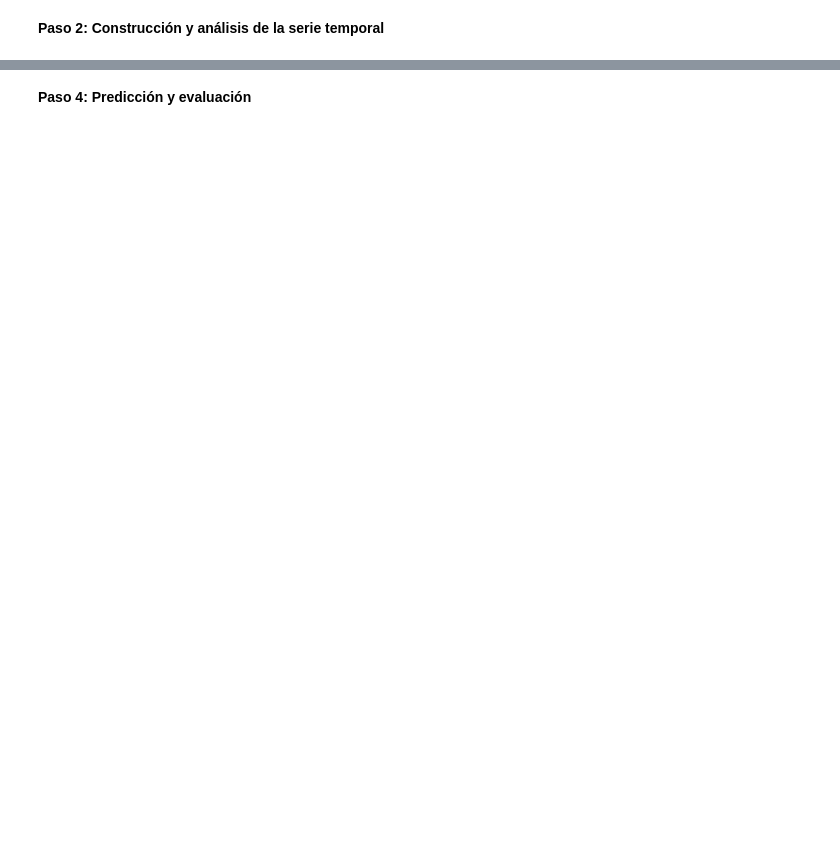
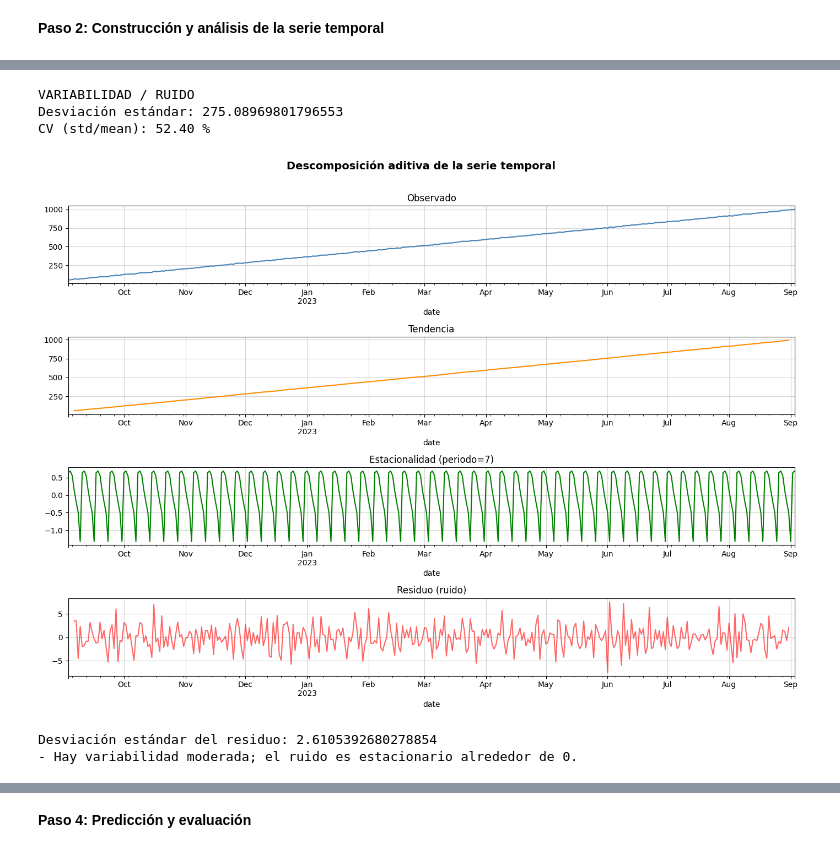
Before and after one commit to 4GeeksAcademy/alemantellini-machine-learning, a Jupyter notebook: src/10-time-series-forecasting-sales.ipynb, the cells around one changed output, grey strips where cells are left out. Drawn from its saved outputs; the diff is of its cells as text; code cells hidden in the pictures; blank space fills up the shorter version.

```diff
--- a/src/10-time-series-forecasting-sales.ipynb
+++ b/src/10-time-series-forecasting-sales.ipynb
@@ -36,0 +197,30 @@ print(f'\nEstadísticas descriptivas:\n{df.describe()}')
+# %%
+# VARIABILIDAD Y RUIDO
+print('VARIABILIDAD / RUIDO')
+print(f'Desviación estándar: {ts.std()}')
+print(f'CV (std/mean): {ts.std()/ts.mean()*100:.2f} %')
+
+# Descomposición aditiva
+decomp = seasonal_decompose(ts, model='additive', period=7)
+
+fig, axes = plt.subplots(4, 1, figsize=(14, 10))
+decomp.observed.plot(ax=axes[0], title='Observado', color='steelblue')
+decomp.trend.plot (ax=axes[1], title='Tendencia', color='darkorange')
+decomp.seasonal.plot(ax=axes[2], title='Estacionalidad (periodo=7)', color='green')
+decomp.resid.plot(ax=axes[3], title='Residuo (ruido)', color='red', alpha=0.6)
+for ax in axes:
+    ax.grid(alpha=0.5)
+plt.suptitle('Descomposición aditiva de la serie temporal', fontsize=14, fontweight='bold', y=1.01)
+plt.tight_layout()
+plt.show()
+
+residuo_std = decomp.resid.dropna().std()
+print(f'\nDesviación estándar del residuo: {residuo_std}')
+print('- Hay variabilidad moderada; el ruido es estacionario alrededor de 0.')
+# %% [output]
+VARIABILIDAD / RUIDO
+Desviación estándar: 275.08969801796553
+CV (std/mean): 52.40 %
+[figure, added]
+Desviación estándar del residuo: 2.6105392680278854
+- Hay variabilidad moderada; el ruido es estacionario alrededor de 0.
```
Also changed, not shown: parts of 27 cells of this notebook, 1 other file.
